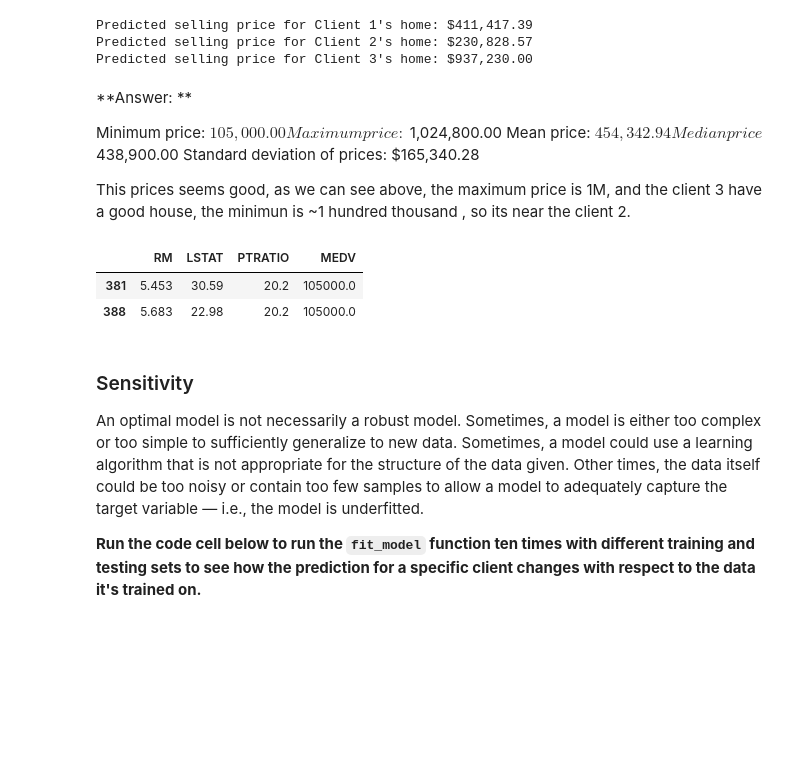
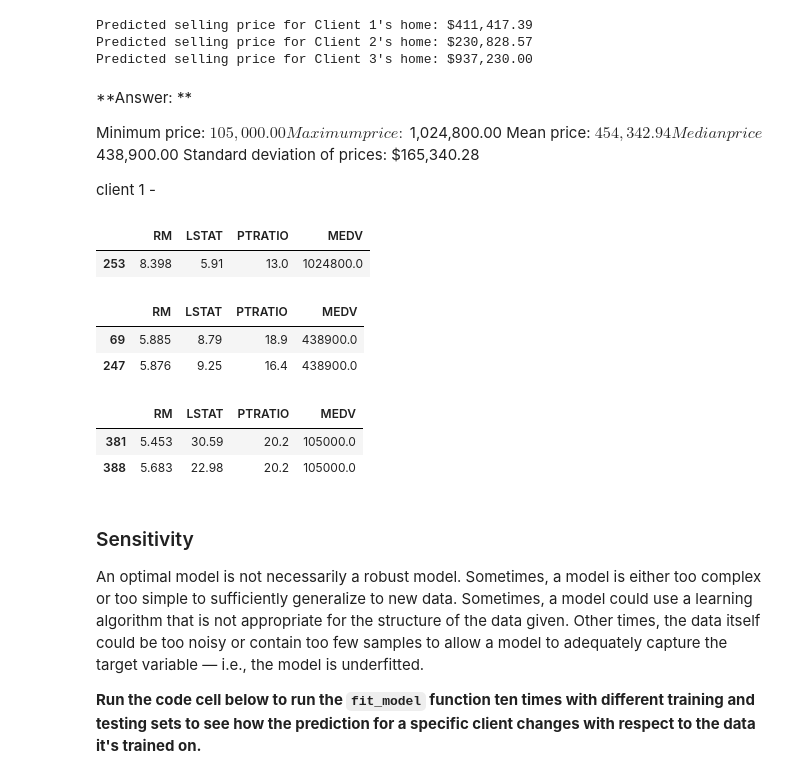
Before and after one commit to Joaomon7eiro/boston-housing, a Jupyter notebook: boston_housing/boston_housing.ipynb, the cells around one changed output. Saved outputs shown, nothing was run; the diff lists cells and outputs as text; code cells hidden in the pictures; blank space fills up the shorter version.

```diff
--- a/boston_housing/boston_housing.ipynb
+++ b/boston_housing/boston_housing.ipynb
@@ -410,14 +412,25 @@ Mean price: $454,342.94
 Median price $438,900.00
 Standard deviation of prices: $165,340.28
 
-This prices seems good, as we can see above, the maximum price is 1M, and the client 3 have a good house, the minimun is ~1 hundred thousand , so its near the client 2.
+client 1 -
 # %%
 data.query('MEDV == 1024800') #same number of rooms as client 3
-data.query('MEDV == 105000') #almost the client 2, but the predicted price of client 2 is a little bit above this values.
+ #almost the client 2, but the predicted price of client 2 is a little bit above this values.
 # %% [output]
 |  | RM | LSTAT | PTRATIO | MEDV |
-| 381 | 5.453 | 30.59 | 20.2 | 105000.0 |
-| 388 | 5.683 | 22.98 | 20.2 | 105000.0 |
+| 253 | 8.398 | 5.91 | 13.0 | 1024800.0 |
+# %%
+data.query('MEDV == 438900')
+# %% [output]
+|  | RM | LSTAT | PTRATIO | MEDV |
+| 69 | 5.885 | 8.79 | 18.9 | 438900.0 |
+| 247 | 5.876 | 9.25 | 16.4 | 438900.0 |
+# %%
+data.query('MEDV == 105000')
+# %% [output]
+|  | RM | LSTAT | PTRATIO | MEDV |
+| 381 | 5.453 | 30.59 | 20.2 | 105000.0 |
+| 388 | 5.683 | 22.98 | 20.2 | 105000.0 |
 # %% [markdown]
 ### Sensitivity
 An optimal model is not necessarily a robust model. Sometimes, a model is either too complex or too simple to sufficiently generalize to new data. Sometimes, a model could use a learning algorithm that is not appropriate for the structure of the data given. Other times, the data itself could be too noisy or contain too few samples to allow a model to adequately capture the target variable — i.e., the model is underfitted.
```
Also changed, not shown: parts of 4 cells of this notebook.
